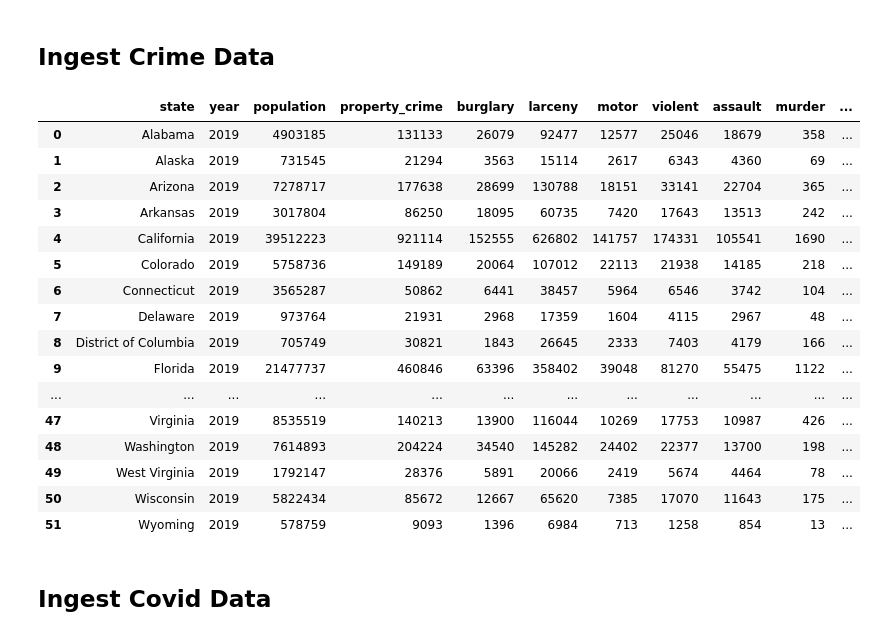
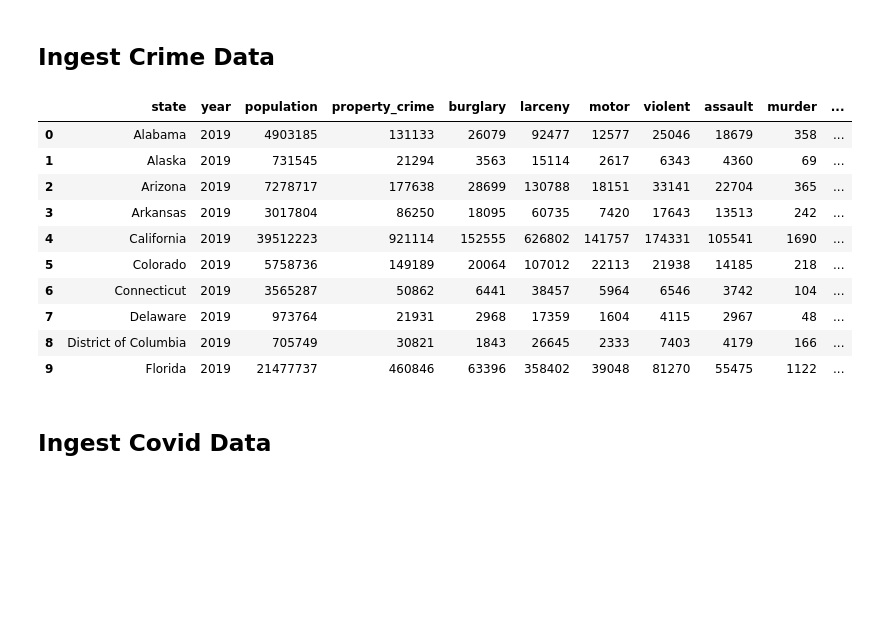
Before and after one commit to ddangwal1909/EAS503_Project_AIRBNB_Analysis, a Jupyter notebook: AIRBNB_ANALYSIS.ipynb, the cells around one changed output. Saved outputs shown, nothing was run; the diff lists cells and outputs as text; code cells hidden in the pictures; blank space fills up the shorter version.

```diff
--- a/AIRBNB_ANALYSIS.ipynb
+++ b/AIRBNB_ANALYSIS.ipynb
@@ -360,7 +300,7 @@ def create_crime_table(data_filename, normalized_database_filename):
     conn = create_connection(normalized_database_filename)
 
     create_table_crime_sql = """ CREATE TABLE [Crime] (
-    [state] TEXT NOT NULL PRIMARY KEY,
+    [state] TEXT NOT NULL,
     [year] Integer,
     [population] Integer,
     [property_crime] Integer,
@@ -373,6 +313,8 @@ def create_crime_table(data_filename, normalized_database_filename):
     [rape] Integer,
     [robbery] Integer
     ); """
+    create_table(conn, create_table_crime_sql,'Crime')
+
 
     def insert_crime(conn, values):
         sql = ''' INSERT INTO Crime(state,
@@ -405,33 +347,28 @@ def create_crime_table(data_filename, normalized_database_filename):
         crime_lst=list(map(tuple,crime_lst))
         #print(crime_lst)
     insert_crime(conn,crime_lst)
+    conn.close()
 # %%
 data_filename = 'crime.csv'
 normalized_database_filename = 'airbnb.db'
 create_crime_table(data_filename, normalized_database_filename)
 conn = create_connection(normalized_database_filename)
 cur = conn.cursor()
 df_crime_ny = pd.read_sql_query("""SELECT * FROM Crime""", conn)
-display(df_crime_ny)
+display(df_crime_ny.head(10))
 conn.close()
 # %% [output]
 |  | state | year | population | property_crime | burglary | larceny | motor | violent | assault | murder | ... |
 | 0 | Alabama | 2019 | 4903185 | 131133 | 26079 | 92477 | 12577 | 25046 | 18679 | 358 | ... |
 | 1 | Alaska | 2019 | 731545 | 21294 | 3563 | 15114 | 2617 | 6343 | 4360 | 69 | ... |
 | 2 | Arizona | 2019 | 7278717 | 177638 | 28699 | 130788 | 18151 | 33141 | 22704 | 365 | ... |
 | 3 | Arkansas | 2019 | 3017804 | 86250 | 18095 | 60735 | 7420 | 17643 | 13513 | 242 | ... |
 | 4 | California | 2019 | 39512223 | 921114 | 152555 | 626802 | 141757 | 174331 | 105541 | 1690 | ... |
 | 5 | Colorado | 2019 | 5758736 | 149189 | 20064 | 107012 | 22113 | 21938 | 14185 | 218 | ... |
 | 6 | Connecticut | 2019 | 3565287 | 50862 | 6441 | 38457 | 5964 | 6546 | 3742 | 104 | ... |
 | 7 | Delaware | 2019 | 973764 | 21931 | 2968 | 17359 | 1604 | 4115 | 2967 | 48 | ... |
 | 8 | District of Columbia | 2019 | 705749 | 30821 | 1843 | 26645 | 2333 | 7403 | 4179 | 166 | ... |
 | 9 | Florida | 2019 | 21477737 | 460846 | 63396 | 358402 | 39048 | 81270 | 55475 | 1122 | ... |
-| ... | ... | ... | ... | ... | ... | ... | ... | ... | ... | ... | ... |
-| 47 | Virginia | 2019 | 8535519 | 140213 | 13900 | 116044 | 10269 | 17753 | 10987 | 426 | ... |
-| 48 | Washington | 2019 | 7614893 | 204224 | 34540 | 145282 | 24402 | 22377 | 13700 | 198 | ... |
-| 49 | West Virginia | 2019 | 1792147 | 28376 | 5891 | 20066 | 2419 | 5674 | 4464 | 78 | ... |
-| 50 | Wisconsin | 2019 | 5822434 | 85672 | 12667 | 65620 | 7385 | 17070 | 11643 | 175 | ... |
-| 51 | Wyoming | 2019 | 578759 | 9093 | 1396 | 6984 | 713 | 1258 | 854 | 13 | ... |
 # %% [markdown]
 ## Ingest Covid Data ##
 # %%
```
Also changed, not shown: parts of 59 cells of this notebook, 1 other file.
